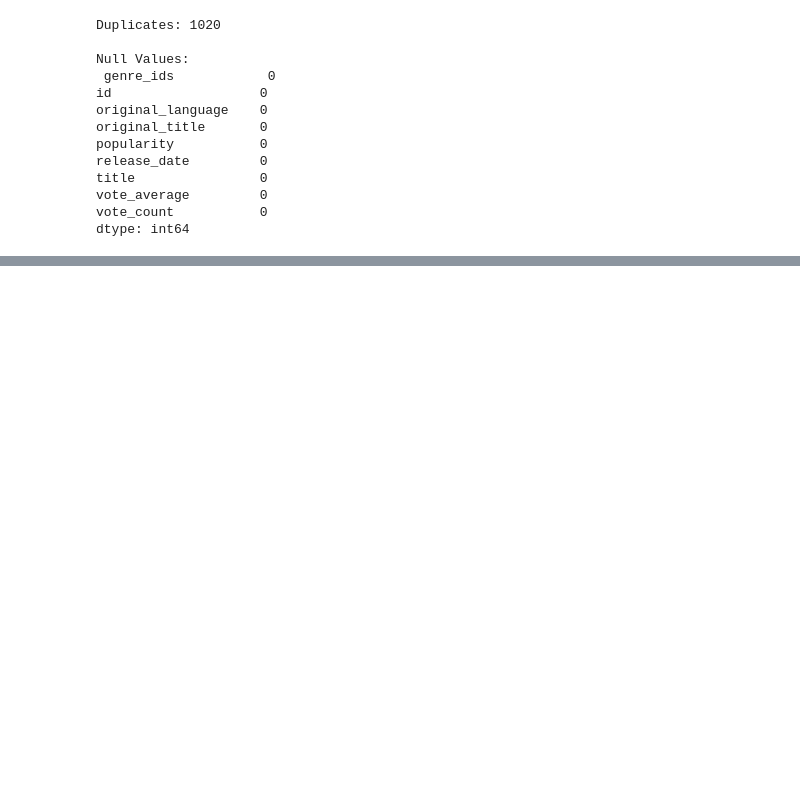
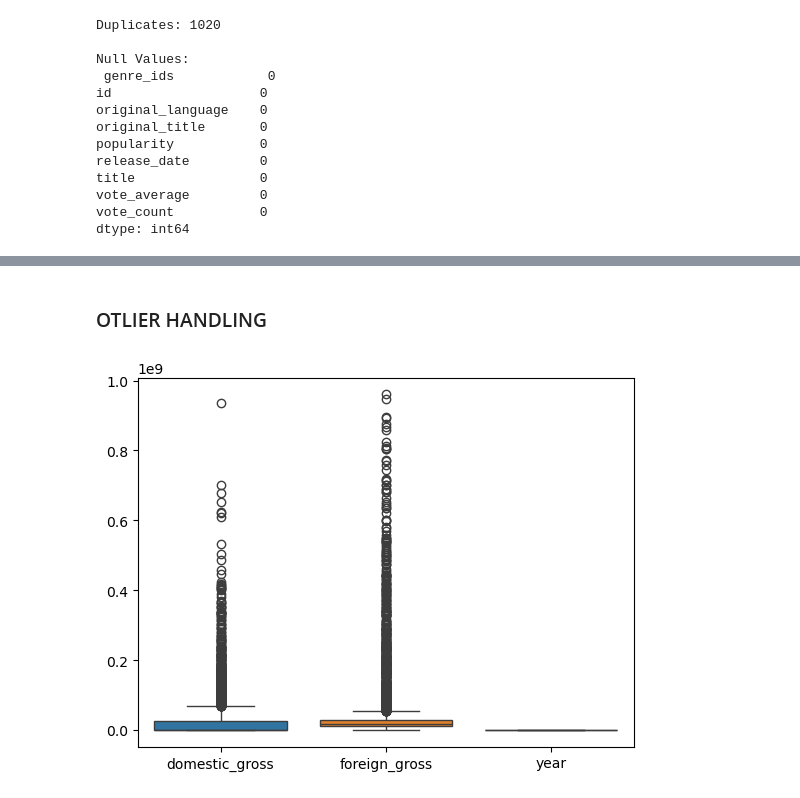
Before and after one commit to Vain-Guy/Data-s-Cut3, a Jupyter notebook: notebooks/exploratory.ipynb, the cells around one changed output, grey strips where cells are left out. Cells and saved outputs as stored; diff of their text form; code cells hidden in the pictures; blank space fills up the shorter version.

Commit message:
Outlier handling

```diff
--- a/notebooks/exploratory.ipynb
+++ b/notebooks/exploratory.ipynb
@@ -448,0 +613,6 @@ dtype: int64
+# %% [markdown]
+### OTLIER HANDLING
+# %%
+sns.boxplot(gross_df);
+# %% [output]
+[figure, added]
```
Also changed, not shown: parts of 17 cells of this notebook.
